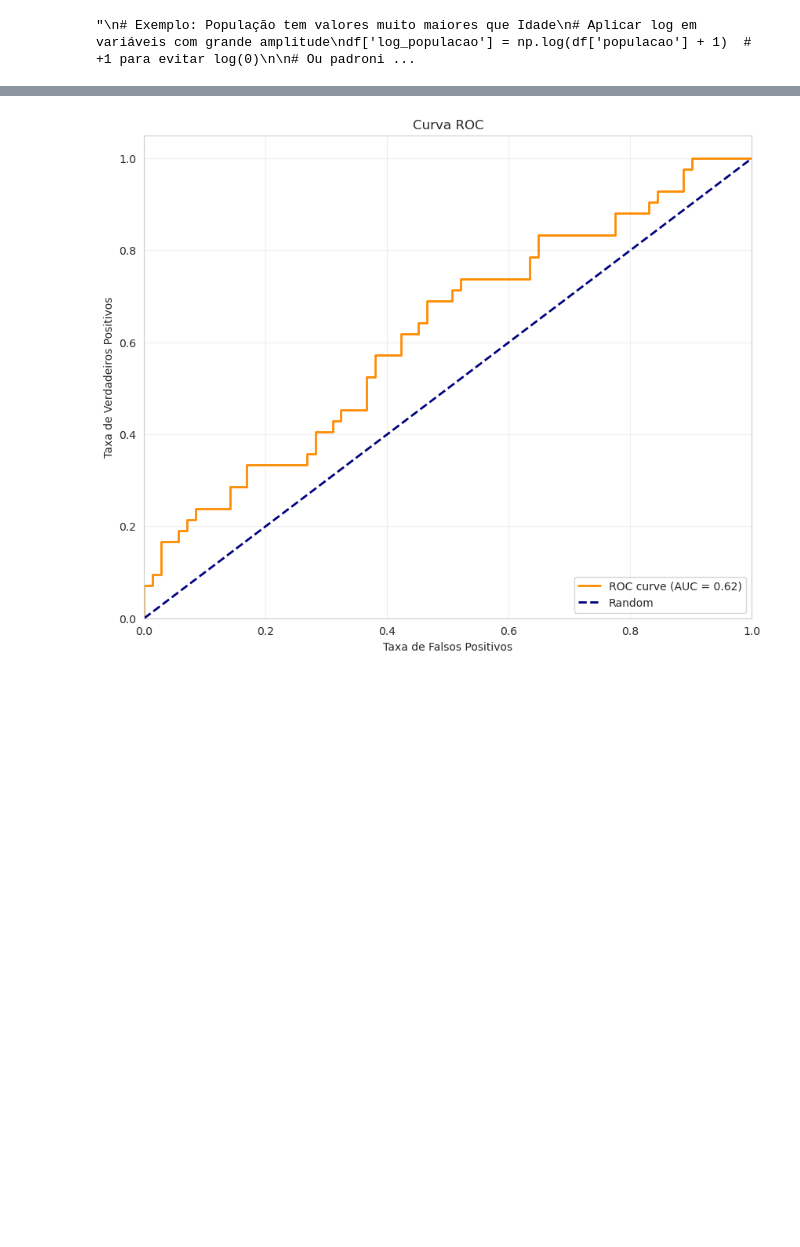
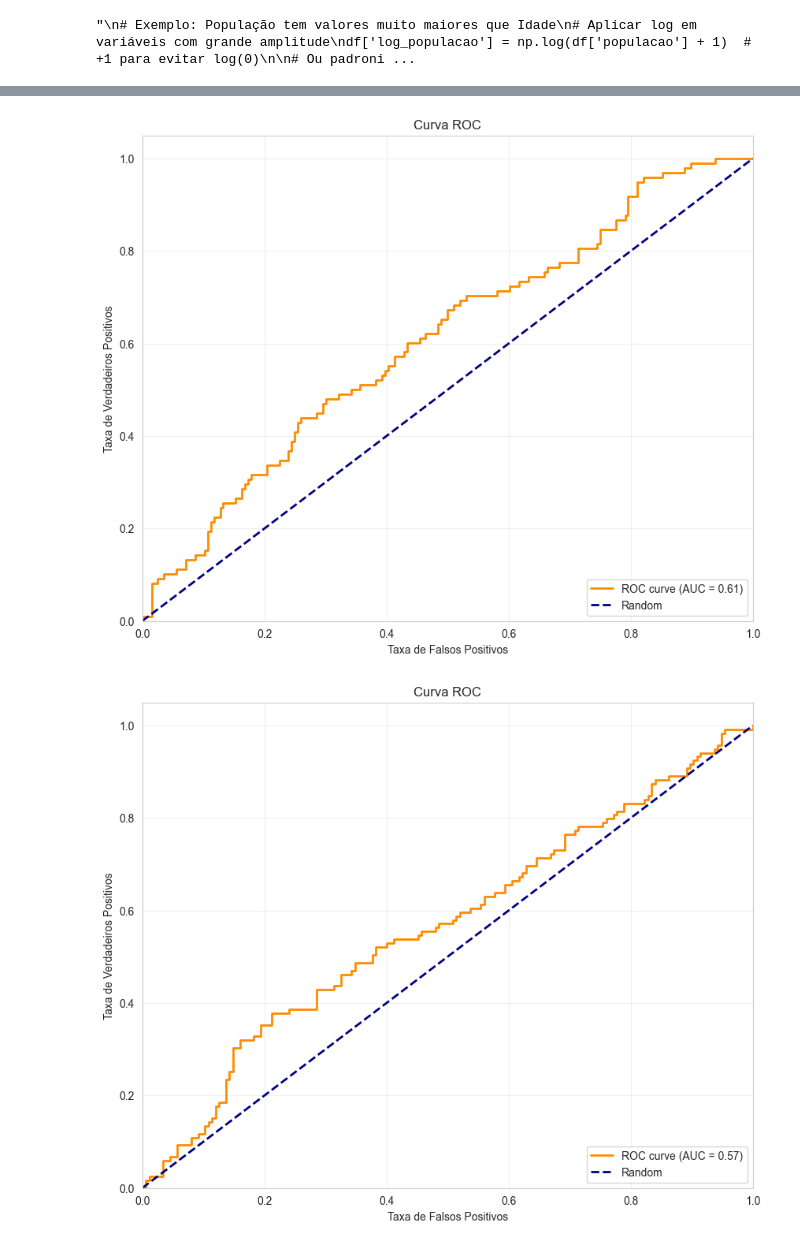
Before and after one commit to gabrielmarchesano/data-analysis-mqam, a Jupyter notebook: reg-log.ipynb, the cells around one changed output, grey strips where cells are left out. Saved outputs shown, nothing was run; the diff lists cells and outputs as text; code cells hidden in the pictures; blank space fills up the shorter version.

```diff
--- a/reg-log.ipynb
+++ b/reg-log.ipynb
@@ -275,7 +416,7 @@ X3_test_scaled = scaler.transform(X3_test)
 # C é o inverso da força de regularização (menor C = maior regularização)
 modelo1_sklearn = LogisticRegression(
     penalty='l2',           # Regularização L2 (Ridge)
-    C=0.1,                  # Força de regularização
+    C=0.001,                  # Força de regularização
     solver='saga',         # Solver padrão
     max_iter=1000,          # Aumentar se não convergir
     random_state=42,
@@ -284,7 +425,7 @@ modelo1_sklearn = LogisticRegression(
 
 modelo2_sklearn = LogisticRegression(
     penalty='l2',           # Regularização L2 (Ridge)
-    C=0.1,                  # Força de regularização
+    C=0.001,                  # Força de regularização
     solver='saga',         # Solver padrão
     max_iter=1000,          # Aumentar se não convergir
     random_state=42,
@@ -293,7 +434,7 @@ modelo2_sklearn = LogisticRegression(
 
 modelo3_sklearn = LogisticRegression(
     penalty='l2',           # Regularização L2 (Ridge)
-    C=0.1,                  # Força de regularização
+    C=0.001,                  # Força de regularização
     solver='saga',         # Solver padrão
     max_iter=1000,          # Aumentar se não convergir
     random_state=42,
@@ -314,17 +455,17 @@ print('Modelo1')
 print(coef_sklearn)
 
 coef_sklearn = pd.DataFrame({
-    'Variavel': X1_train.columns,
-    'Coeficiente': modelo1_sklearn.coef_[0],
-    'Odds_Ratio': np.exp(modelo1_sklearn.coef_[0])
+    'Variavel': X2_train.columns,
+    'Coeficiente': modelo2_sklearn.coef_[0],
+    'Odds_Ratio': np.exp(modelo2_sklearn.coef_[0])
 }).sort_values('Coeficiente', ascending=False)
 print('\nModelo2\n')
 print(coef_sklearn)
 
 coef_sklearn = pd.DataFrame({
-    'Variavel': X1_train.columns,
-    'Coeficiente': modelo1_sklearn.coef_[0],
-    'Odds_Ratio': np.exp(modelo1_sklearn.coef_[0])
+    'Variavel': X3_train.columns,
+    'Coeficiente': modelo3_sklearn.coef_[0],
+    'Odds_Ratio': np.exp(modelo3_sklearn.coef_[0])
 }).sort_values('Coeficiente', ascending=False)
 print('\nModelo3\n')
 print(coef_sklearn)
@@ -427,19 +644,52 @@ weighted avg       0.61      0.58      0.59       113
 # %%
 # Calcular ROC
-fpr, tpr, thresholds = roc_curve(y_test, y_pred_proba)
-roc_auc = roc_auc_score(y_test, y_pred_proba)
+fpr, tpr, thresholds = roc_curve(y1_test, y1_pred_proba)
+roc_auc = roc_auc_score(y1_test, y1_pred_proba)
 
 # Plotar
 plt.figure(figsize=(10, 8))
 plt.plot(fpr, tpr, color='darkorange', lw=2, label=f'ROC curve (AUC = {roc_auc:.2f})')
 plt.plot([0, 1], [0, 1], color='navy', lw=2, linestyle='--', label='Random')
 plt.xlim([0.0, 1.0])
 plt.ylim([0.0, 1.05])
 plt.xlabel('Taxa de Falsos Positivos')
 plt.ylabel('Taxa de Verdadeiros Positivos')
 plt.title('Curva ROC')
 plt.legend(loc="lower right")
 plt.grid(alpha=0.3)
 plt.show()
+
+fpr, tpr, thresholds = roc_curve(y2_test, y2_pred_proba)
+roc_auc = roc_auc_score(y2_test, y2_pred_proba)
+
+# Plotar
+plt.figure(figsize=(10, 8))
+plt.plot(fpr, tpr, color='darkorange', lw=2, label=f'ROC curve (AUC = {roc_auc:.2f})')
+plt.plot([0, 1], [0, 1], color='navy', lw=2, linestyle='--', label='Random')
+plt.xlim([0.0, 1.0])
+plt.ylim([0.0, 1.05])
+plt.xlabel('Taxa de Falsos Positivos')
+plt.ylabel('Taxa de Verdadeiros Positivos')
+plt.title('Curva ROC')
+plt.legend(loc="lower right")
+plt.grid(alpha=0.3)
+plt.show()
+
+fpr, tpr, thresholds = roc_curve(y3_test, y3_pred_proba)
+roc_auc = roc_auc_score(y3_test, y3_pred_proba)
+
+# Plotar
+plt.figure(figsize=(10, 8))
+plt.plot(fpr, tpr, color='darkorange', lw=2, label=f'ROC curve (AUC = {roc_auc:.2f})')
+plt.plot([0, 1], [0, 1], color='navy', lw=2, linestyle='--', label='Random')
+plt.xlim([0.0, 1.0])
+plt.ylim([0.0, 1.05])
+plt.xlabel('Taxa de Falsos Positivos')
+plt.ylabel('Taxa de Verdadeiros Positivos')
+plt.title('Curva ROC')
+plt.legend(loc="lower right")
+plt.grid(alpha=0.3)
+plt.show()
 # %% [output]
-[figure, old version]
+[figure, new version]
+[figure, added]
```
Also changed, not shown: parts of 31 cells of this notebook.
